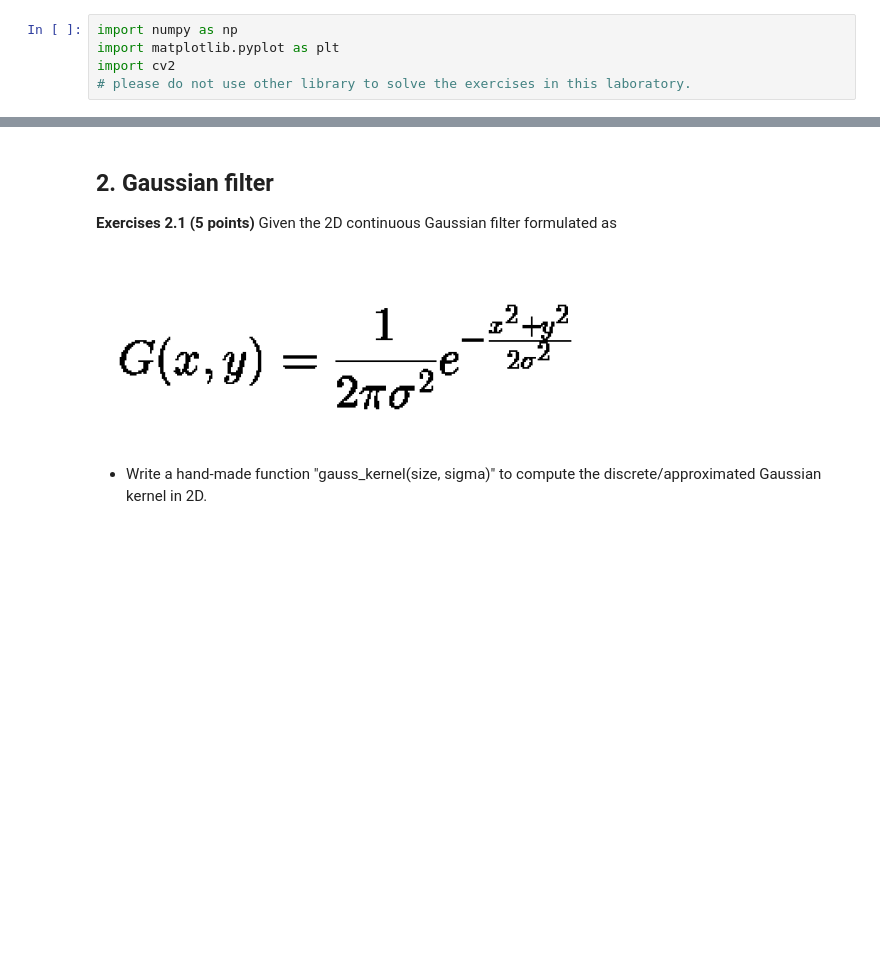
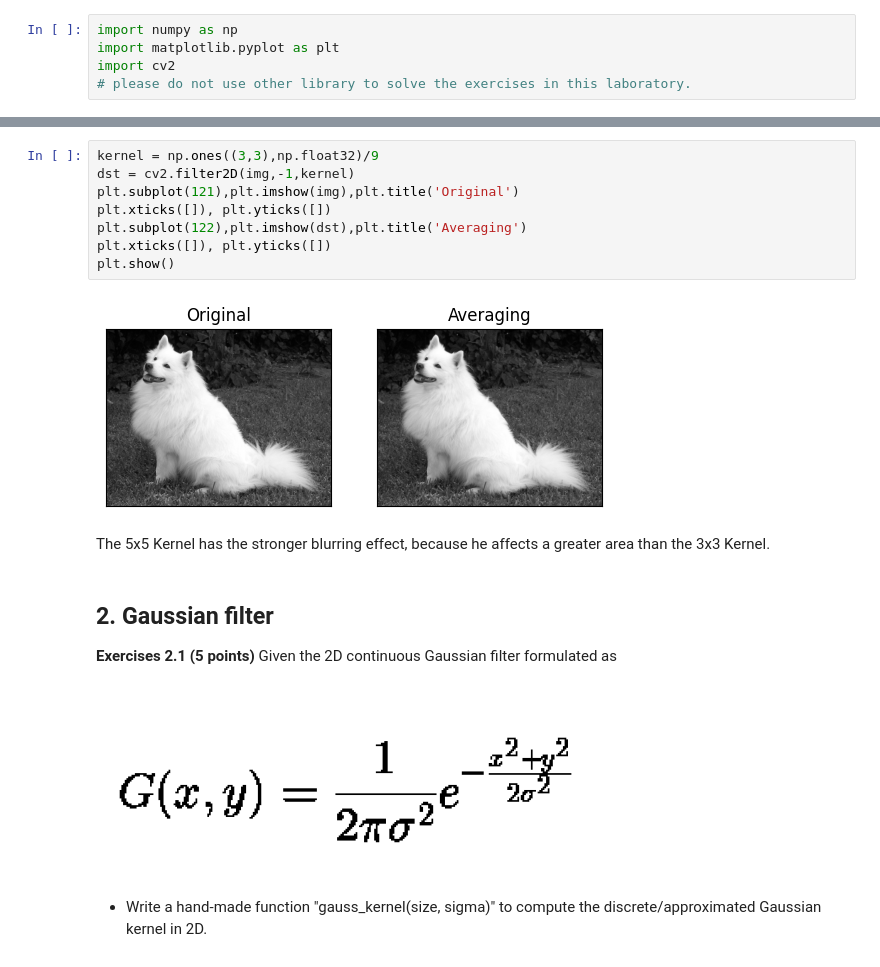
Before and after one commit to Ambos14/ComputerVision26, a Jupyter notebook: Praktikum 2/l3.ipynb, the cells around one changed output, grey strips where cells are left out. Saved outputs shown, nothing was run; the diff lists cells and outputs as text; blank space fills up the shorter version.

```diff
--- a/Praktikum 2/l3.ipynb
+++ b/Praktikum 2/l3.ipynb
@@ -22,3 +43,15 @@ import cv2
+# %%
+kernel = np.ones((3,3),np.float32)/9
+dst = cv2.filter2D(img,-1,kernel)
+plt.subplot(121),plt.imshow(img),plt.title('Original')
+plt.xticks([]), plt.yticks([])
+plt.subplot(122),plt.imshow(dst),plt.title('Averaging')
+plt.xticks([]), plt.yticks([])
+plt.show()
+# %% [output]
+[figure, added]
+# %% [markdown]
+The 5x5 Kernel has the stronger blurring effect, because he affects a greater area than the 3x3 Kernel.
 # %% [markdown]
 ## 2. Gaussian filter
 
```
Also changed, not shown: parts of 2 cells of this notebook.
